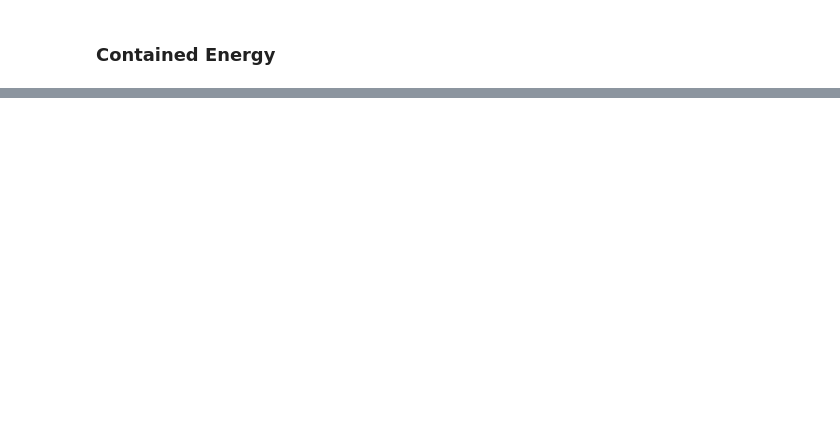
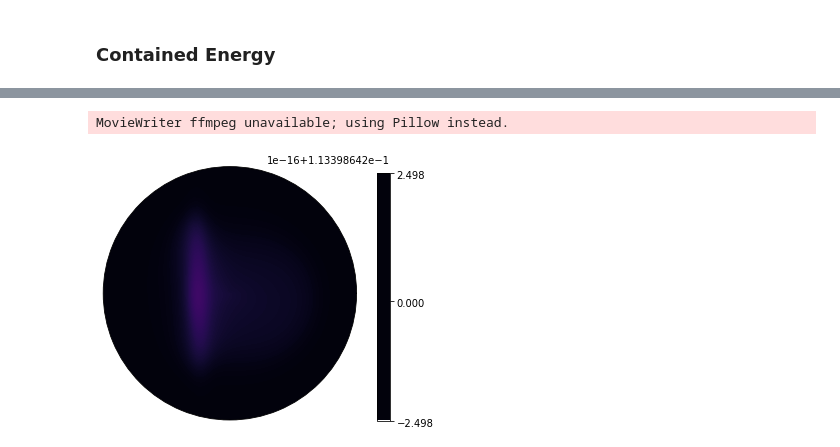
Before and after one commit to runehoejlund/north-simulation, a Jupyter notebook: parameter_scan.ipynb, the cells around one changed output, grey strips where cells are left out. Cells and saved outputs as stored; diff of their text form; code cells hidden in the pictures; blank space fills up the shorter version.

```diff
--- a/parameter_scan.ipynb
+++ b/parameter_scan.ipynb
@@ -155,0 +222,5 @@ plt.savefig('plots/' + job_id + '_energy.png')
+# %%
+animate_data('T', vmin=0, vmax=5)
+# %% [output]
+MovieWriter ffmpeg unavailable; using Pillow instead.
+[figure, added]
```
Also changed, not shown: parts of 11 cells of this notebook, 3 other files.
